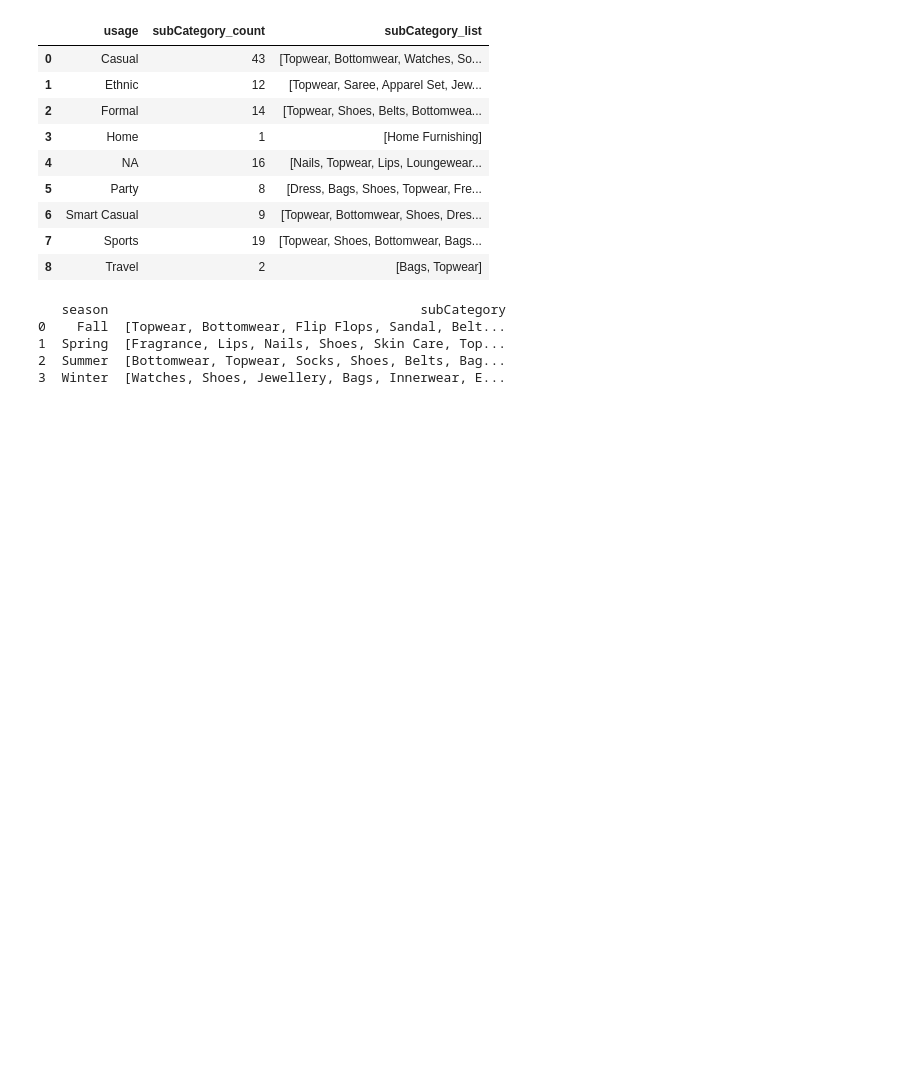
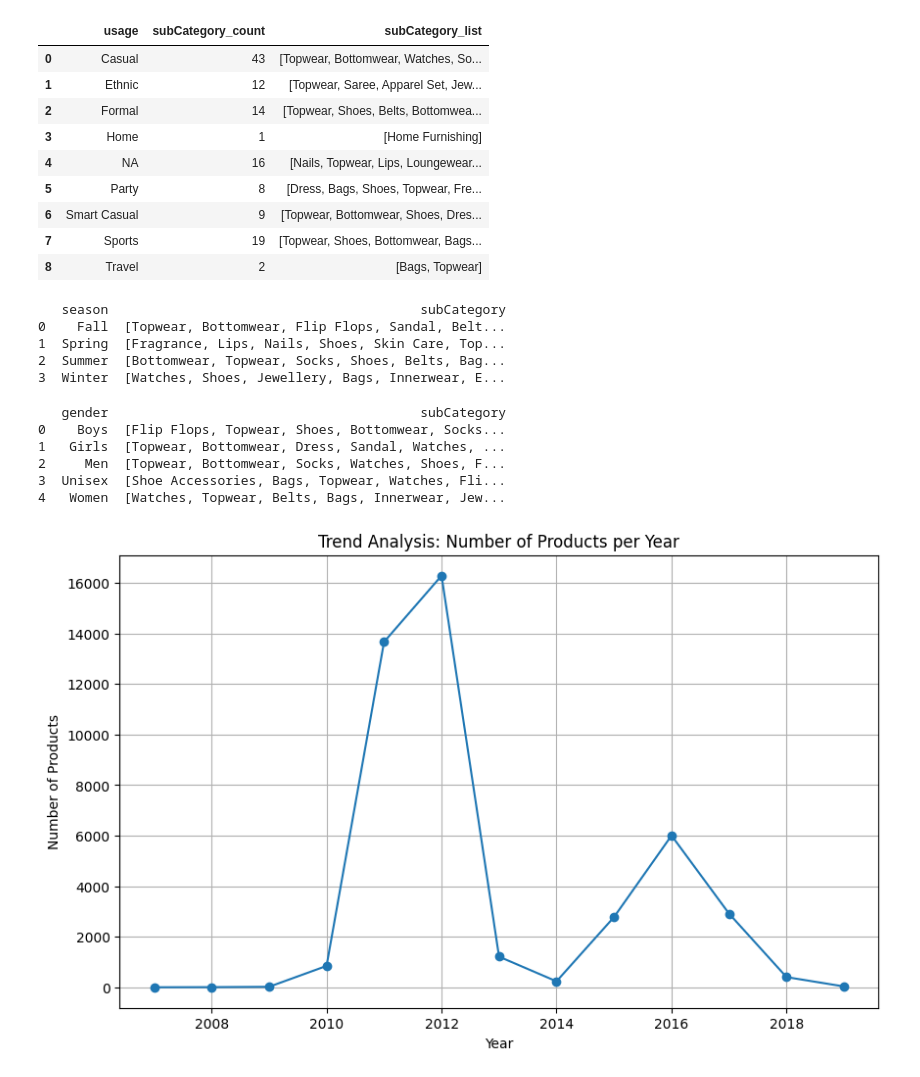
Before and after one commit to melatteshome/e-commerce-data-platform, a Jupyter notebook: notebooks/product_eda.ipynb, the cells around one changed output. Cells and saved outputs as stored; diff of their text form; code cells hidden in the pictures; blank space fills up the shorter version.

Commit message:
product data analysis

```diff
--- a/notebooks/product_eda.ipynb
+++ b/notebooks/product_eda.ipynb
@@ -84,6 +84,8 @@ year                  float64
 usage                  object
 productDisplayName     object
 dtype: object
+# %%
+df['year'] = df['year'].astype('int')
 # %%
 # plot bar chart for product category
 df['masterCategory'].value_counts().plot(kind='bar')
@@ -144,0 +145,34 @@ print(season_aggregate)
+# %%
+# aggregate by gender and subCategory
+
+gender_aggregate= df.groupby('gender').agg({
+    'subCategory': 'nunique',
+    'subCategory': lambda x: list(x.unique())
+}).reset_index()
+print(gender_aggregate)
+# %% [output]
+   gender                                        subCategory
+0    Boys  [Flip Flops, Topwear, Shoes, Bottomwear, Socks...
+1   Girls  [Topwear, Bottomwear, Dress, Sandal, Watches, ...
+2     Men  [Topwear, Bottomwear, Socks, Watches, Shoes, F...
+3  Unisex  [Shoe Accessories, Bags, Topwear, Watches, Fli...
+4   Women  [Watches, Topwear, Belts, Bags, Innerwear, Jew...
+# %%
+
+
+# Convert year column to integer (if it's a float)
+df['year'] = df['year'].astype(int)
+
+# Group by year and count the number of products for each year
+yearly_counts = df.groupby('year').size()
+
+# Plot the trend
+plt.figure(figsize=(10, 6))
+plt.plot(yearly_counts.index, yearly_counts.values, marker='o')
+plt.title("Trend Analysis: Number of Products per Year")
+plt.xlabel("Year")
+plt.ylabel("Number of Products")
+plt.grid(True)
+plt.show()
+# %% [output]
+[figure, added]
```
Also changed, not shown: parts of 8 cells of this notebook.
